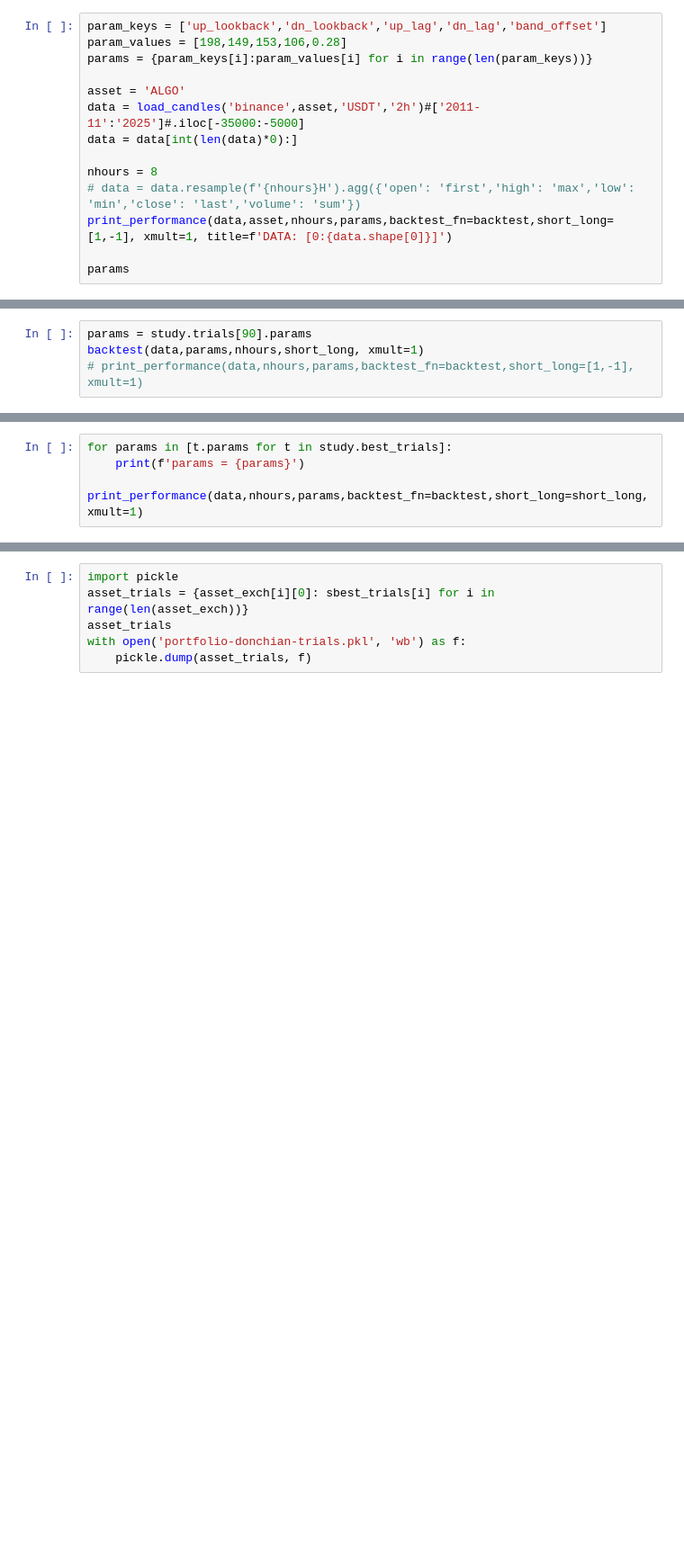
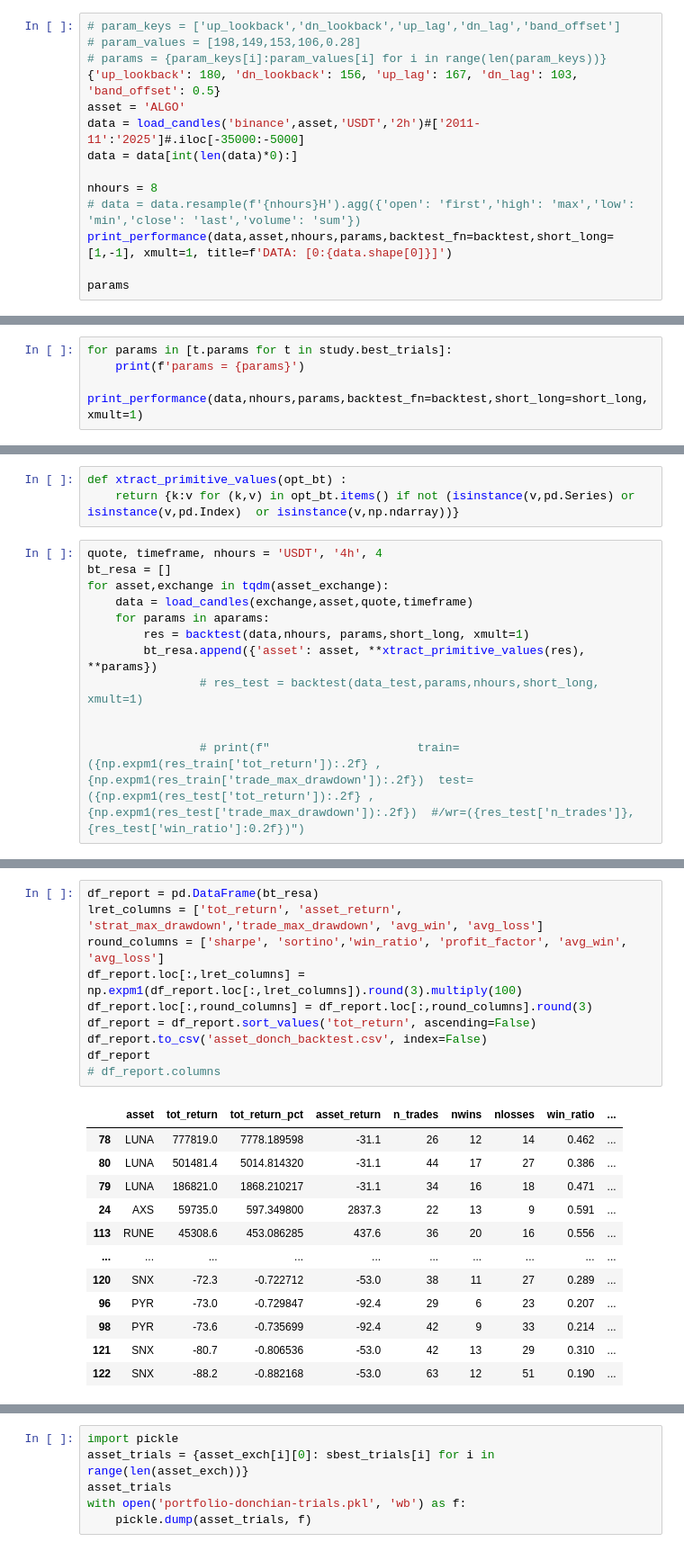
Before and after one commit to petarkabashki/pk-crypto-tools, a Jupyter notebook: 2024-research/donchian-breakout.ipynb, the cells around one changed output, grey strips where cells are left out. Shown: that part at 90% size. Saved outputs shown, nothing was run; the diff lists cells and outputs as text; blank space fills up the shorter version.

```diff
--- a/2024-research/donchian-breakout.ipynb
+++ b/2024-research/donchian-breakout.ipynb
@@ -354,10 +383,10 @@ data.natr.isna().sum()
 # %%
 '['+"98	149	53	106	0.28".replace("\t",',')+']'
 # %%
-param_keys = ['up_lookback','dn_lookback','up_lag','dn_lag','band_offset']
-param_values = [198,149,153,106,0.28]
-params = {param_keys[i]:param_values[i] for i in range(len(param_keys))}
-
+# param_keys = ['up_lookback','dn_lookback','up_lag','dn_lag','band_offset']
+# param_values = [198,149,153,106,0.28]
+# params = {param_keys[i]:param_values[i] for i in range(len(param_keys))}
+{'up_lookback': 180, 'dn_lookback': 156, 'up_lag': 167, 'dn_lag': 103, 'band_offset': 0.5}
 asset = 'ALGO'
 data = load_candles('binance',asset,'USDT','2h')#['2011-11':'2025']#.iloc[-35000:-5000]
 data = data[int(len(data)*0):]
@@ -457,4 +401,0 @@ list(range(10))
-# %%
-params = study.trials[90].params
-backtest(data,params,nhours,short_long, xmult=1)
-# print_performance(data,nhours,params,backtest_fn=backtest,short_long=[1,-1], xmult=1)
@@ -513,0 +459,15 @@ asset_exch
+# %%
+def xtract_primitive_values(opt_bt) :
+    return {k:v for (k,v) in opt_bt.items() if not (isinstance(v,pd.Series) or isinstance(v,pd.Index)  or isinstance(v,np.ndarray))}
+# %%
+quote, timeframe, nhours = 'USDT', '4h', 4
+bt_resa = []
+for asset,exchange in tqdm(asset_exchange):
+    data = load_candles(exchange,asset,quote,timeframe)
+    for params in aparams:
+        res = backtest(data,nhours, params,short_long, xmult=1)
+        bt_resa.append({'asset': asset, **xtract_primitive_values(res), **params})
+                # res_test = backtest(data_test,params,nhours,short_long, xmult=1)
+
+
+                # print(f"                     train=({np.expm1(res_train['tot_return']):.2f} , {np.expm1(res_train['trade_max_drawdown']):.2f})  test=({np.expm1(res_test['tot_return']):.2f} , {np.expm1(res_test['trade_max_drawdown']):.2f})  #/wr=({res_test['n_trades']}, {res_test['win_ratio']:0.2f})")
@@ -513,0 +478,23 @@ asset_exch
+# %%
+df_report = pd.DataFrame(bt_resa)
+lret_columns = ['tot_return', 'asset_return', 'strat_max_drawdown','trade_max_drawdown', 'avg_win', 'avg_loss']
+round_columns = ['sharpe', 'sortino','win_ratio', 'profit_factor', 'avg_win', 'avg_loss']
+df_report.loc[:,lret_columns] = np.expm1(df_report.loc[:,lret_columns]).round(3).multiply(100)
+df_report.loc[:,round_columns] = df_report.loc[:,round_columns].round(3)
+df_report = df_report.sort_values('tot_return', ascending=False)
+df_report.to_csv('asset_donch_backtest.csv', index=False)
+df_report
+# df_report.columns
+# %% [output]
+|  | asset | tot_return | tot_return_pct | asset_return | n_trades | nwins | nlosses | win_ratio | ... |
+| 78 | LUNA | 777819.0 | 7778.189598 | -31.1 | 26 | 12 | 14 | 0.462 | ... |
+| 80 | LUNA | 501481.4 | 5014.814320 | -31.1 | 44 | 17 | 27 | 0.386 | ... |
+| 79 | LUNA | 186821.0 | 1868.210217 | -31.1 | 34 | 16 | 18 | 0.471 | ... |
+| 24 | AXS | 59735.0 | 597.349800 | 2837.3 | 22 | 13 | 9 | 0.591 | ... |
+| 113 | RUNE | 45308.6 | 453.086285 | 437.6 | 36 | 20 | 16 | 0.556 | ... |
+| ... | ... | ... | ... | ... | ... | ... | ... | ... | ... |
+| 120 | SNX | -72.3 | -0.722712 | -53.0 | 38 | 11 | 27 | 0.289 | ... |
+| 96 | PYR | -73.0 | -0.729847 | -92.4 | 29 | 6 | 23 | 0.207 | ... |
+| 98 | PYR | -73.6 | -0.735699 | -92.4 | 42 | 9 | 33 | 0.214 | ... |
+| 121 | SNX | -80.7 | -0.806536 | -53.0 | 42 | 13 | 29 | 0.310 | ... |
+| 122 | SNX | -88.2 | -0.882168 | -53.0 | 63 | 12 | 51 | 0.190 | ... |
```
Also changed, not shown: parts of 24 cells of this notebook, 5 other files.
